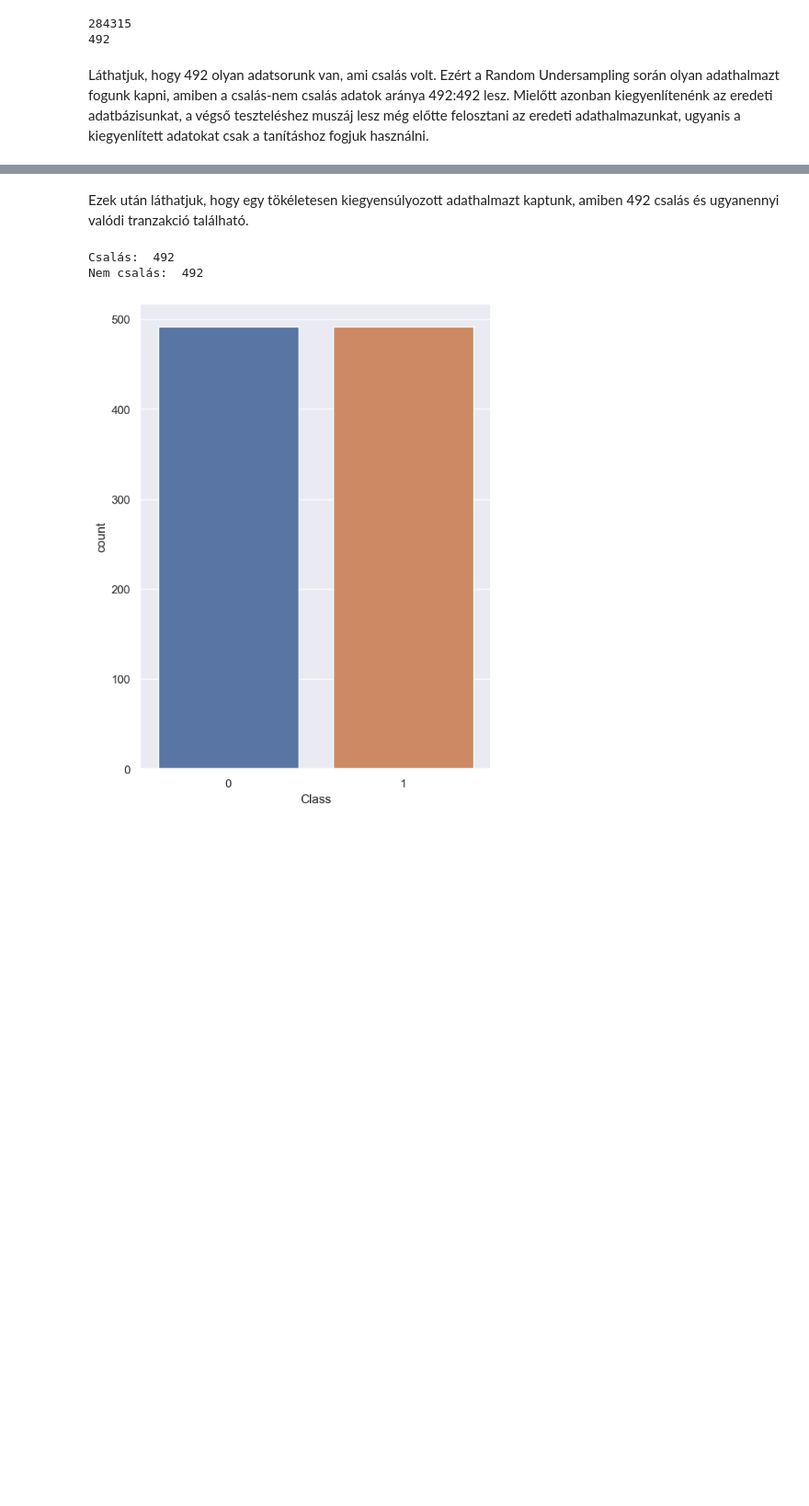
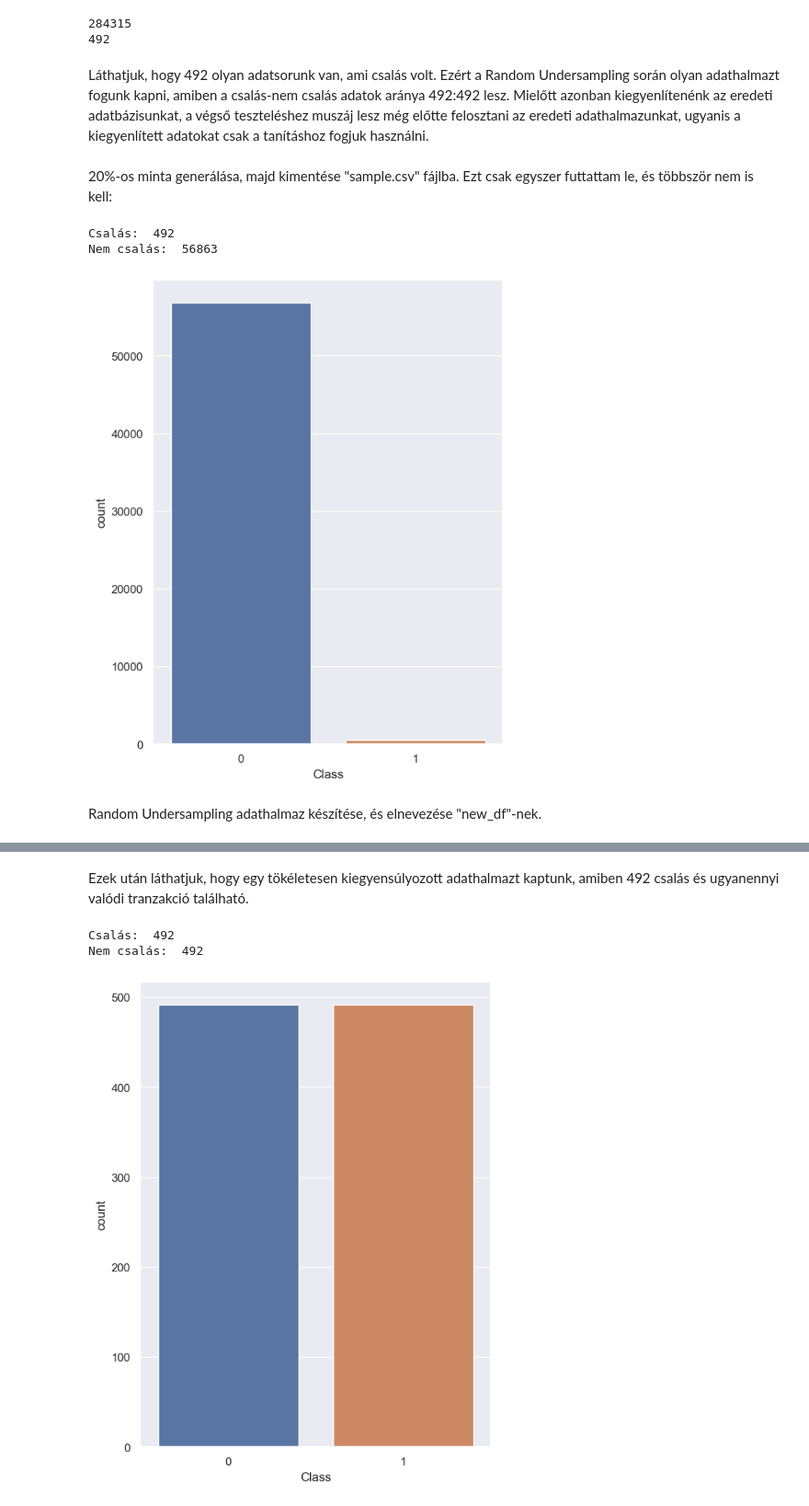
Before and after one commit to allmannd/syntheticdata, a Jupyter notebook: fraud_detection.ipynb, the cells around one changed output, grey strips where cells are left out. Shown at 92% size. Drawn from its saved outputs; the diff is of its cells as text; code cells hidden in the pictures; blank space fills up the shorter version.

```diff
--- a/fraud_detection.ipynb
+++ b/fraud_detection.ipynb
@@ -122,6 +120,32 @@ y_original = df['Class']
 from sklearn.model_selection import train_test_split
 
 X_train_orig, X_test_orig, y_train_orig, y_test_orig = train_test_split(X_original, y_original, test_size=0.2)
+# %% [markdown]
+20%-os minta generálása, majd kimentése "sample.csv" fájlba. Ezt csak egyszer futtattam le, és többször nem is kell:
+# %%
+"""df = df.sample(frac=1)
+
+df_fraud = df.loc[df['Class'] == 1]
+df_not_fraud = df.loc[df['Class'] == 0]
+df_not_fraud = df_not_fraud.sample(frac=0.2)
+
+df_normal_dist = pd.concat([df_fraud, df_not_fraud])
+new_df = df_normal_dist.sample(frac=1)
+new_df.head()
+
+new_df.to_csv('sample.csv', index=False)"""
+new_df = pd.read_csv('sample.csv')
+# %%
+print('Csalás: ', new_df['Class'].value_counts()[1])
+print('Nem csalás: ', new_df['Class'].value_counts()[0])
+sns.countplot(x=new_df['Class'])
+plt.show()
+# %% [output]
+Csalás:  492
+Nem csalás:  56863
+[figure, added]
+# %% [markdown]
+Random Undersampling adathalmaz készítése, és elnevezése "new_df"-nek.
 # %%
 df = df.sample(frac=1)
 
```
Also changed, not shown: parts of 20 cells of this notebook, 5 other files.
